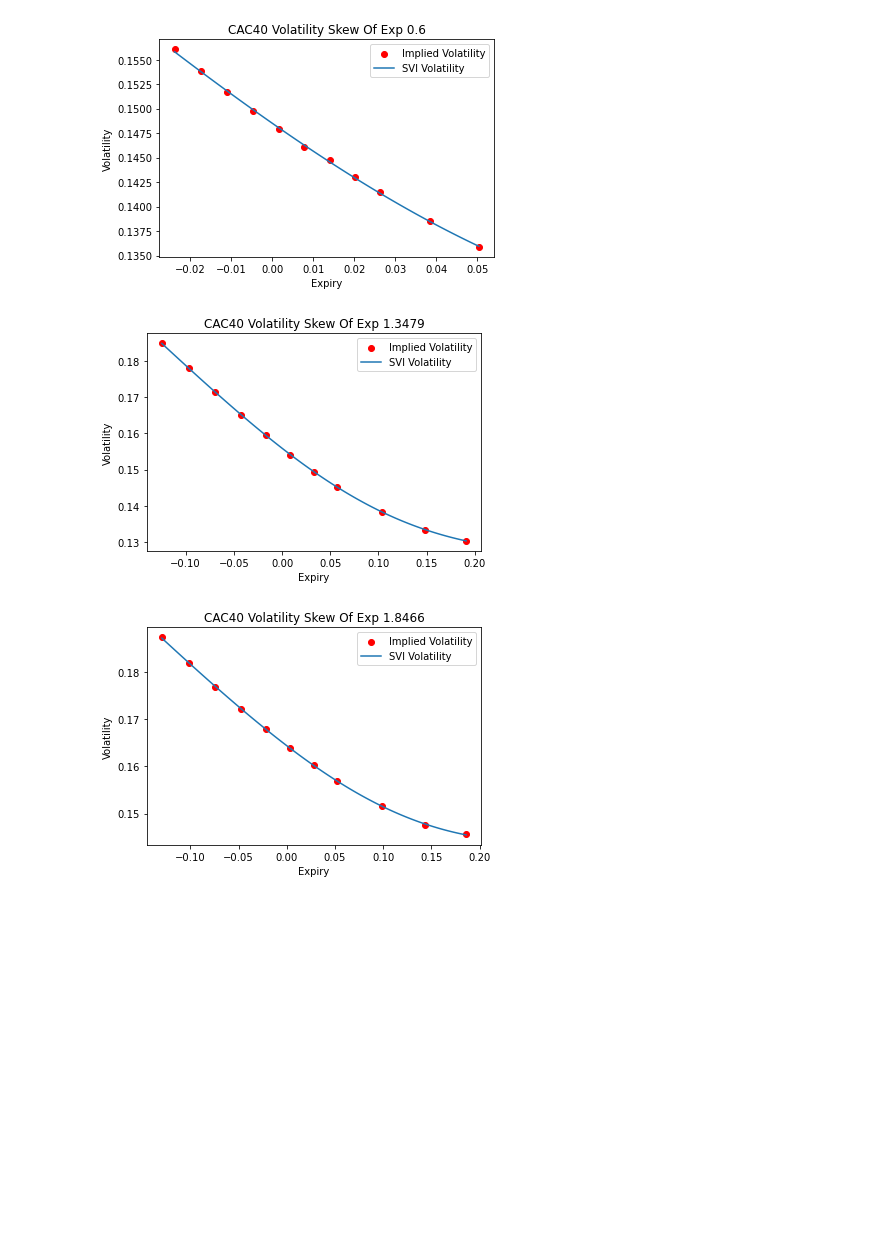
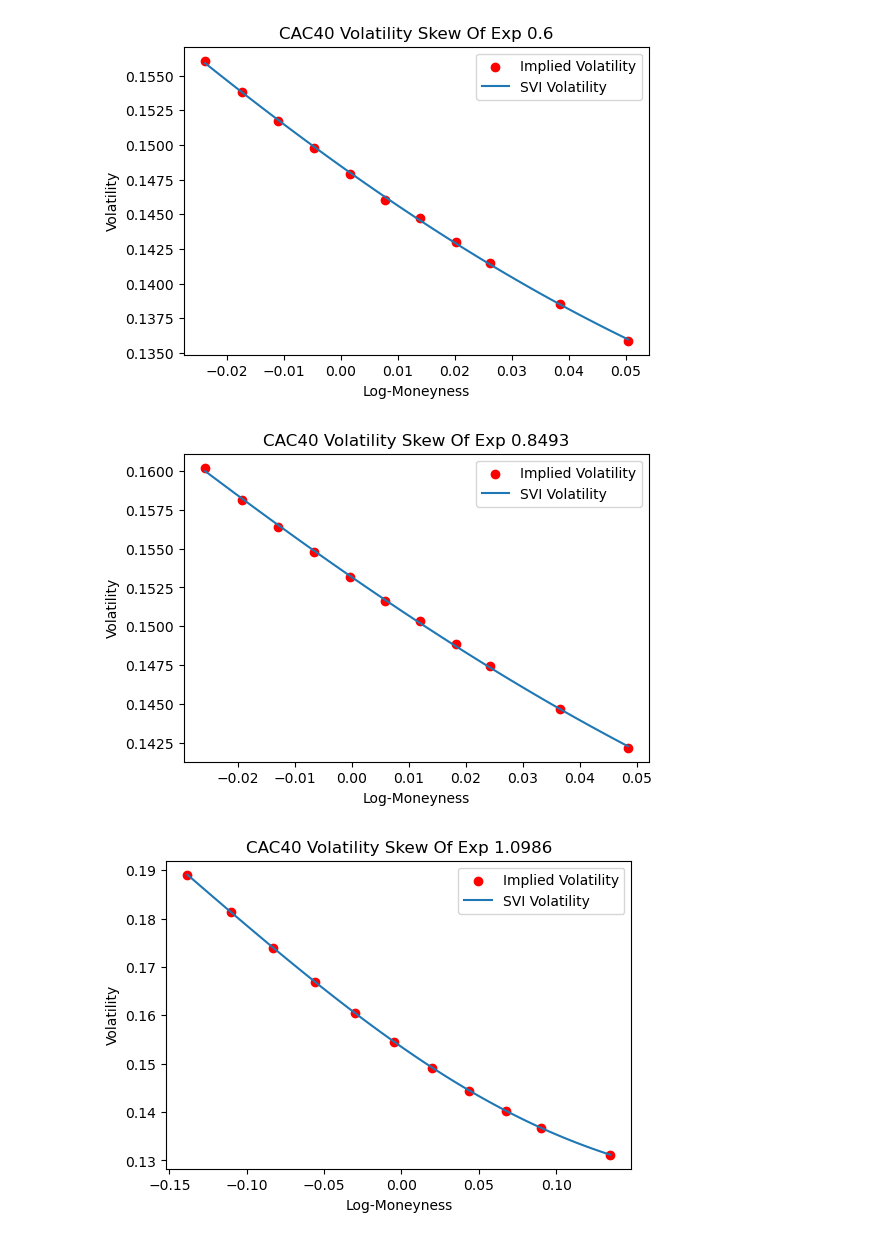
Before and after one commit to Idriss-Afra/Stochastic-Volatility-Inspired-Model, a Jupyter notebook: Stochastic Volatility Inspired Model.ipynb, the cells around one changed output. Saved outputs shown, nothing was run; the diff lists cells and outputs as text; code cells hidden in the pictures; blank space fills up the shorter version.

Commit message:
Stochastic Volatility Inspired Model

```diff
--- a/Stochastic Volatility Inspired Model.ipynb
+++ b/Stochastic Volatility Inspired Model.ipynb
@@ -347,14 +553,37 @@ def collect_data(option_data):
     """
     Collects data and store it in dictionaries.
     """
-    implied_repos_and_divs, implied_forwards, strikes, implied_vols  = dict(), dict(), dict(), dict()
+    # Sanity checks
+    if option_data is None or option_data.empty:
+        raise ValueError("option_data cannot be None or empty.")
+    required_cols = ['Expiry', 'Strike', 'Forward', 'Volatility']
+    if not all(col in option_data.columns for col in required_cols):
+        raise ValueError(f"option_data must contain columns: {required_cols}")
+    if (option_data['Strike'] <= 0).any():
+        raise ValueError("All strikes must be positive.")
+    if (option_data['Forward'] <= 0).any():
+        raise ValueError("All forwards must be positive.")
+    if (option_data['Volatility'] < 0).any():
+        raise ValueError("All volatilities must be non-negative.")
+    if (option_data['Expiry'] <= 0).any():
+        raise ValueError("All expiries must be positive.")
+    # Data collection
+    implied_forwards, strikes, implied_vols  = dict(), dict(), dict()
     expiries = np.sort(np.unique(option_data['Expiry']))
     for exp in expiries :
         df = option_data[option_data['Expiry'] == exp]
-        implied_repos_and_divs[exp] = float(np.unique(df['Repo+Dividend']))
-        implied_forwards[exp] = float(np.unique(df['Forward']))
+        # Forward values must be unique per expiry
+        fwds = df["Forward"].to_numpy(dtype=float)
+        ref = np.median(fwds)
+        if not np.all(np.isclose(fwds, ref, rtol=1e-9, atol=1e-6)):
+            raise ValueError(
+                f"Forward not near-unique for expiry={exp}: "
+                f"min={fwds.min()}, max={fwds.max()}, median={ref}"
+            )
+        implied_forwards[round(exp, 12)] = ref
+        # Store strikes and volatilities
         df = df.sort_values(by=['Strike'])
-        strikes[exp], implied_vols[exp] = list(df['Strike']), list(df['Volatility'])
+        strikes[round(exp, 12)], implied_vols[round(exp, 12)] = list(df['Strike']), list(df['Volatility'])
     return {"Forwards" : implied_forwards, "Strikes" : strikes, "Volatilities" : implied_vols}
 
 # Collected Data
@@ -395,4 +601,9 @@ The SVI calibration has successfully finished !
 # %%
+svi_model = SVIModel()
+svi_model.params_calibration(listed_expiries, market_log_moneyness, implied_v2Ts)
+svi_params = svi_model.params
+svi_expiries = list(svi_params.keys())
+
 plt.rcParams["figure.figsize"] = (6,4)
 
 # Filtered Implied v2T(T, k)
@@ -403,7 +614,7 @@ for i in range(len(svi_expiries)):
     exp = svi_expiries[i]
     plt.title(eq_underlying + " Volatility Skew Of Exp " + str(round(exp, 4)))
     plt.ylabel("Volatility")
-    plt.xlabel("Expiry")
+    plt.xlabel("Log-Moneyness")
     plt.scatter(market_log_moneyness[i], np.sqrt(implied_v2Ts[i] / exp), color="red", label="Implied Volatility")
     x_axis = np.linspace(market_log_moneyness[i][0], market_log_moneyness[i][-1], 101, endpoint=True)
     svi_v2T = [np.sqrt(svi_model.get_v2T(exp, k) / exp) for k in x_axis]
@@ -418,3 +644,3 @@ for i in range(len(svi_expiries)):
-[figure, old version]
+[figure, new version]
-[figure, old version]
+[figure, new version]
-[figure, old version]
+[figure, new version]
```
Also changed, not shown: parts of 17 cells of this notebook.
